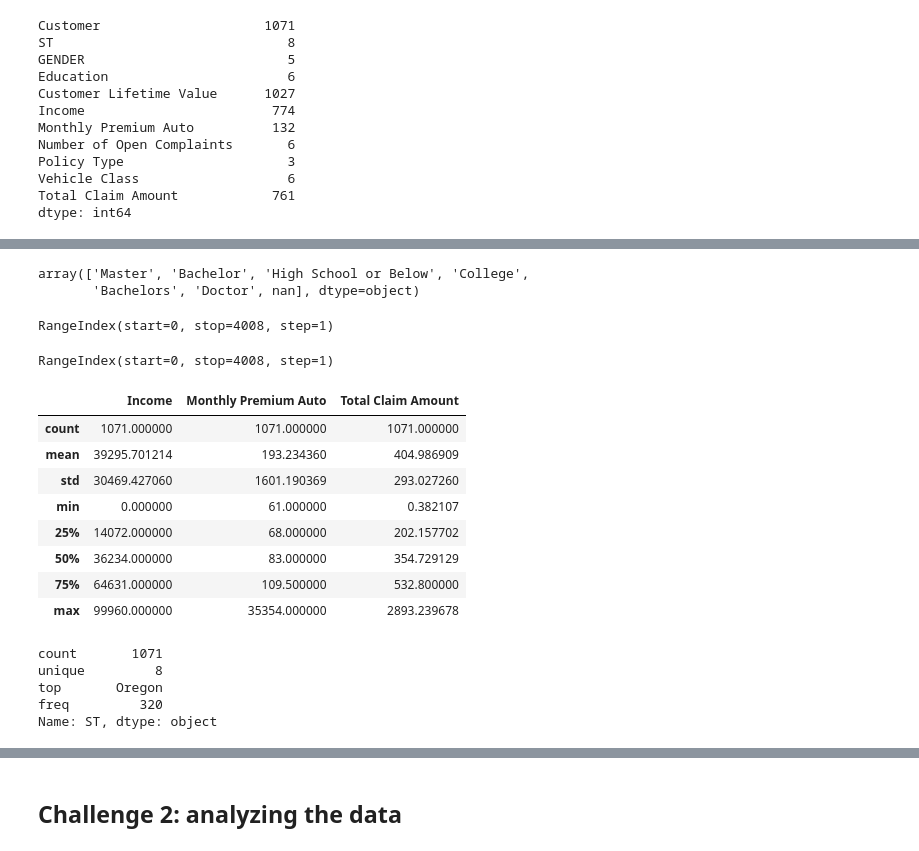
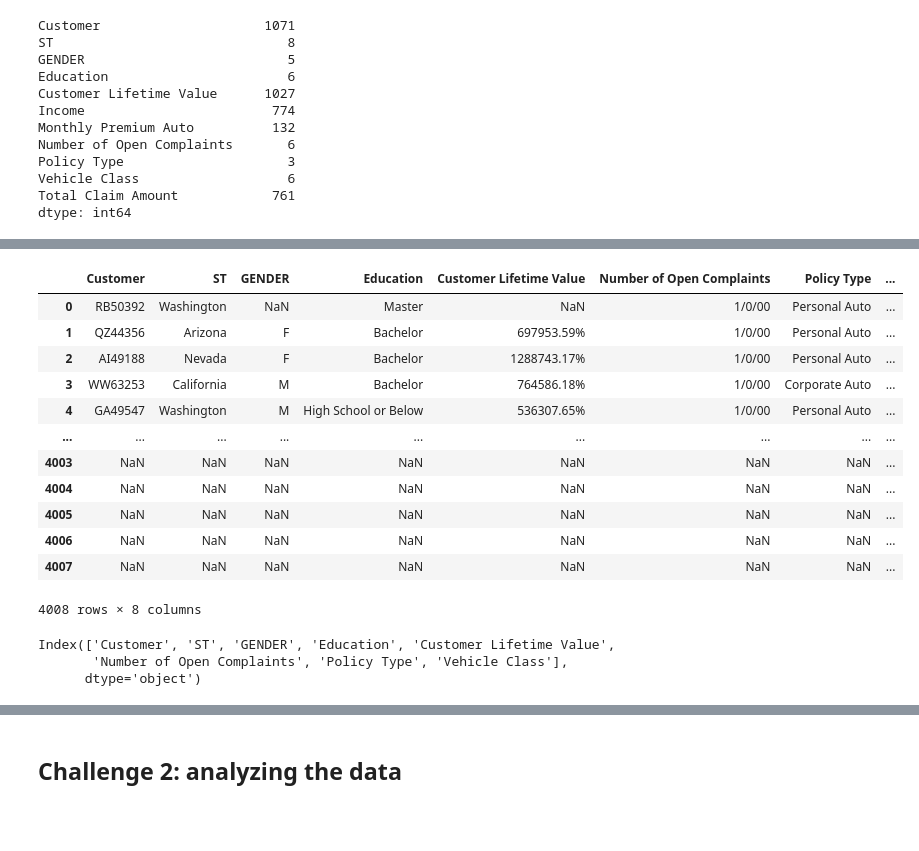
Before and after one commit to JulianePetersen2023/labs_repo, a Jupyter notebook: LabsW2/lab-dw-pandas.ipynb, the cells around one changed output, grey strips where cells are left out. Drawn from its saved outputs; the diff is of its cells as text; code cells hidden in the pictures; blank space fills up the shorter version.

```diff
--- a/LabsW2/lab-dw-pandas.ipynb
+++ b/LabsW2/lab-dw-pandas.ipynb
@@ -120,39 +119,22 @@ array([nan, 'F', 'M', 'Femal', 'Male', 'female'], dtype=object)
-# %%
-insurance.Education.unique()
-# %% [output]
-array(['Master', 'Bachelor', 'High School or Below', 'College',
-       'Bachelors', 'Doctor', nan], dtype=object)
-# %%
-insurance.Income.index
-# %% [output]
-RangeIndex(start=0, stop=4008, step=1)
-# %%
-CLV = insurance["Customer Lifetime Value"]
-CLV.index
-# %% [output]
-RangeIndex(start=0, stop=4008, step=1)
-# %%
-# Compute summary statistics such as mean, median, mode, standard deviation,
-# and quartiles to understand the central tendency and distribution of the data for numerical columns.
-# You should also provide your conclusions based on these summary statistics.
-# >>> i.e. evenly distributed across quartiles, 2nd is also the median...
-insurance.describe()
-# %% [output]
-|  | Income | Monthly Premium Auto | Total Claim Amount |
-| count | 1071.000000 | 1071.000000 | 1071.000000 |
-| mean | 39295.701214 | 193.234360 | 404.986909 |
-| std | 30469.427060 | 1601.190369 | 293.027260 |
-| min | 0.000000 | 61.000000 | 0.382107 |
-| 25% | 14072.000000 | 68.000000 | 202.157702 |
-| 50% | 36234.000000 | 83.000000 | 354.729129 |
-| 75% | 64631.000000 | 109.500000 | 532.800000 |
-| max | 99960.000000 | 35354.000000 | 2893.239678 |
-# %%
-# Compute summary statistics for categorical columns and providing your conclusions based on these statistics.
-insurance.ST.describe()
-# %% [output]
-count       1071
-unique         8
-top       Oregon
-freq         320
-Name: ST, dtype: object
+# %%
+insurance.select_dtypes(include="object")
+# %% [output]
+|  | Customer | ST | GENDER | Education | Customer Lifetime Value | Number of Open Complaints | Policy Type | ... |
+| 0 | RB50392 | Washington | NaN | Master | NaN | 1/0/00 | Personal Auto | ... |
+| 1 | QZ44356 | Arizona | F | Bachelor | 697953.59% | 1/0/00 | Personal Auto | ... |
+| 2 | AI49188 | Nevada | F | Bachelor | 1288743.17% | 1/0/00 | Personal Auto | ... |
+| 3 | WW63253 | California | M | Bachelor | 764586.18% | 1/0/00 | Corporate Auto | ... |
+| 4 | GA49547 | Washington | M | High School or Below | 536307.65% | 1/0/00 | Personal Auto | ... |
+| ... | ... | ... | ... | ... | ... | ... | ... | ... |
+| 4003 | NaN | NaN | NaN | NaN | NaN | NaN | NaN | ... |
+| 4004 | NaN | NaN | NaN | NaN | NaN | NaN | NaN | ... |
+| 4005 | NaN | NaN | NaN | NaN | NaN | NaN | NaN | ... |
+| 4006 | NaN | NaN | NaN | NaN | NaN | NaN | NaN | ... |
+| 4007 | NaN | NaN | NaN | NaN | NaN | NaN | NaN | ... |
+4008 rows × 8 columns
+# %%
+insurance.select_dtypes(include="object").columns
+# %% [output]
+Index(['Customer', 'ST', 'GENDER', 'Education', 'Customer Lifetime Value',
+       'Number of Open Complaints', 'Policy Type', 'Vehicle Class'],
+      dtype='object')
```
Also changed, not shown: parts of 37 cells of this notebook, 4 other files.
